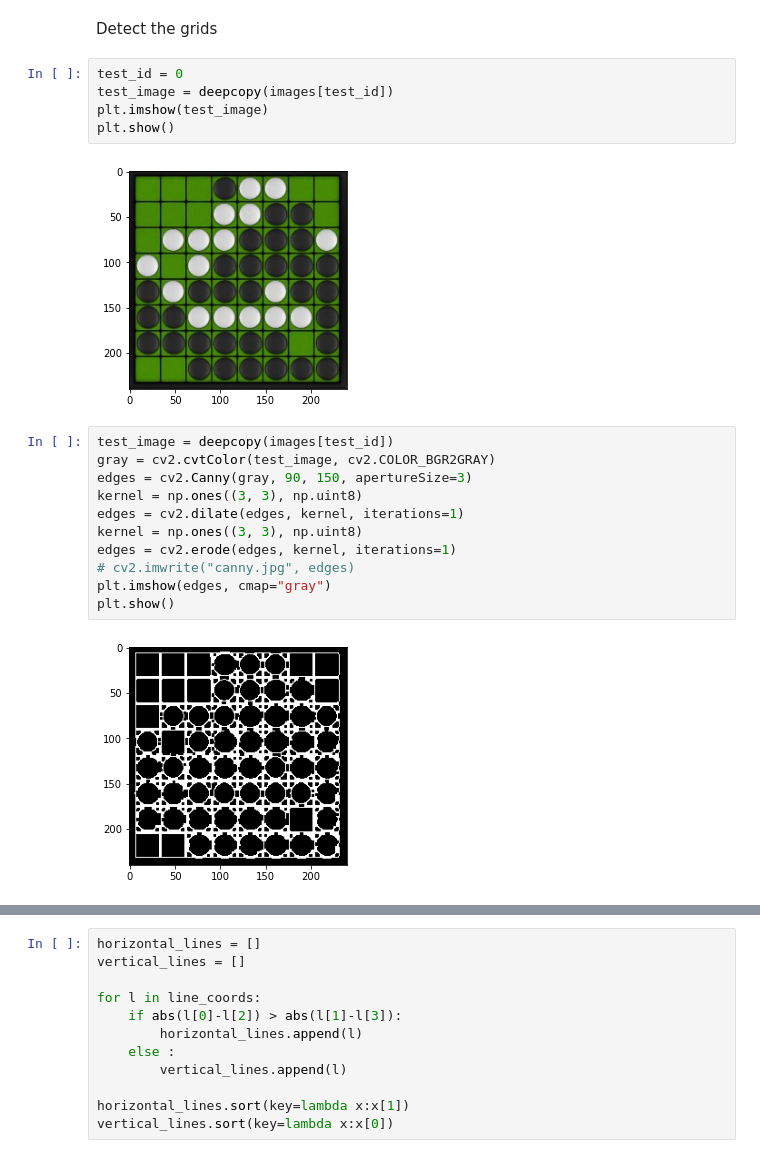
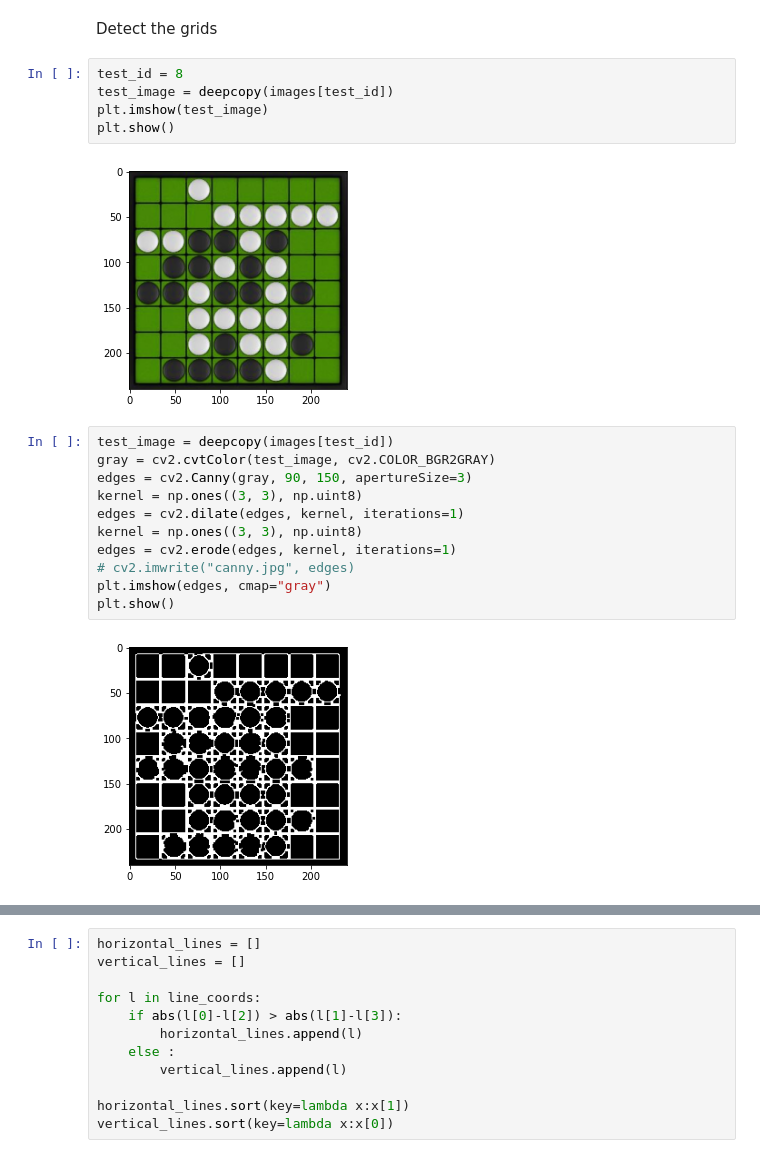
Before and after one commit to Ardacandra/othello-cnn, a Jupyter notebook: read_image/img_to_arr_nb.ipynb, the cells around one changed output, grey strips where cells are left out. Cells and saved outputs as stored; diff of their text form.

```diff
--- a/read_image/img_to_arr_nb.ipynb
+++ b/read_image/img_to_arr_nb.ipynb
@@ -48,12 +48,12 @@ array([[ 0,  0,  0, -1,  1,  1,  0,  0],
 # %% [markdown]
 Detect the grids
 # %%
-test_id = 0
+test_id = 8
 test_image = deepcopy(images[test_id])
 plt.imshow(test_image)
 plt.show()
 # %% [output]
-[figure, old version]
+[figure, new version]
 # %%
 test_image = deepcopy(images[test_id])
 gray = cv2.cvtColor(test_image, cv2.COLOR_BGR2GRAY)
@@ -66,7 +66,7 @@ edges = cv2.erode(edges, kernel, iterations=1)
 plt.imshow(edges, cmap="gray")
 plt.show()
 # %% [output]
-[figure, old version]
+[figure, new version]
 # %%
 lines = cv2.HoughLines(edges,1,np.pi/180,170)
 # lines = cv2.HoughLinesP(edges, 1, np.pi / 180, 50, None, 50, 10)
```
Also changed, not shown: parts of 10 cells of this notebook, 2 other files.
